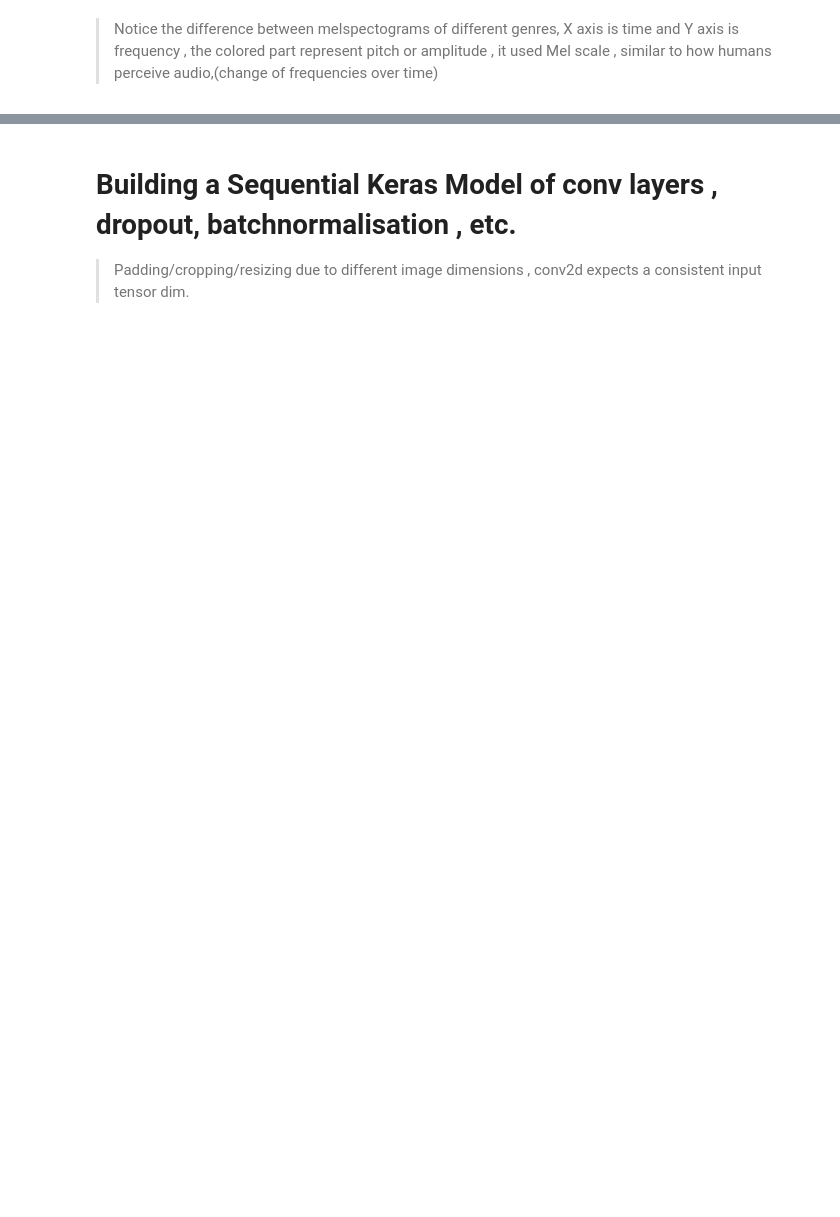
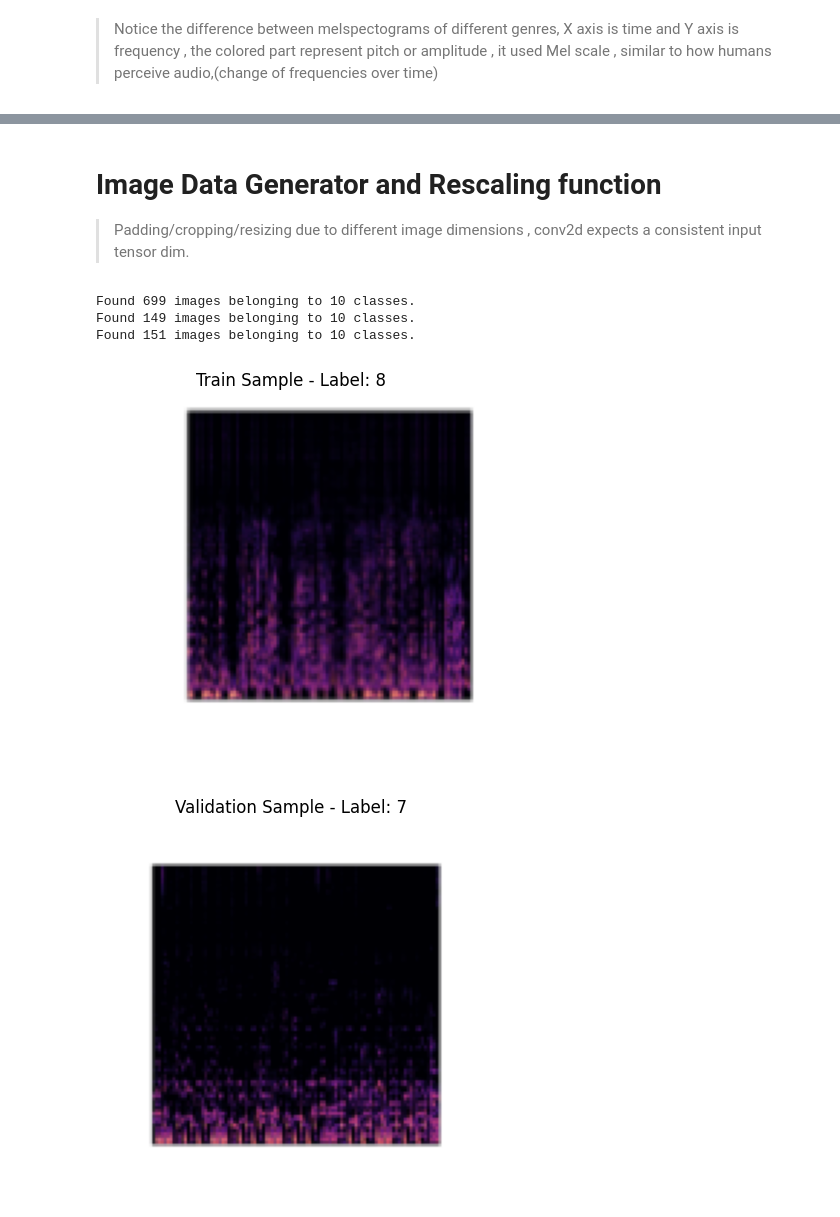
Before and after one commit to harshitdhar9/Music_Genre_Classification, a Jupyter notebook: ai-models/gtzan-classification.ipynb, the cells around one changed output, grey strips where cells are left out. Cells and saved outputs as stored; diff of their text form; code cells hidden in the pictures; blank space fills up the shorter version.

Commit message:
Models uploaded

```diff
--- a/ai-models/gtzan-classification.ipynb
+++ b/ai-models/gtzan-classification.ipynb
@@ -148,3 +182,3 @@ print("Dataset split completed!")
 # %% [markdown]
-# Building a Sequential Keras Model of conv layers , dropout, batchnormalisation , etc.
+# Image Data Generator and Rescaling function
 > Padding/cropping/resizing due to different image dimensions , conv2d expects a consistent input tensor dim.
@@ -150,0 +187,68 @@ print("Dataset split completed!")
+# %%
+IMAGE_SIZE = (128,128)
+BATCH_SIZE = 32
+
+train_datagen = ImageDataGenerator(
+    rescale=1./255,
+    width_shift_range=0.1,
+    height_shift_range=0.1,
+    zoom_range=0.1,
+)
+
+val_test_datagen = ImageDataGenerator(rescale=1./255)
+# %%
+train_generator = train_datagen.flow_from_directory(
+    '/kaggle/working/train',
+    target_size=IMAGE_SIZE,
+    batch_size=BATCH_SIZE,
+    color_mode='rgb',
+    interpolation='bilinear',
+    class_mode='categorical'
+)
+
+val_generator = val_test_datagen.flow_from_directory(
+    '/kaggle/working/val',
+    target_size=IMAGE_SIZE,
+    batch_size=BATCH_SIZE,
+    color_mode='rgb',
+    interpolation='bilinear',
+    class_mode='categorical'
+)
+
+test_generator = val_test_datagen.flow_from_directory(
+    '/kaggle/working/test',
+    target_size=IMAGE_SIZE,
+    batch_size=BATCH_SIZE,
+    color_mode='rgb',
+    interpolation='bilinear',
+    class_mode='categorical',
+    shuffle=False
+)
+# %% [output]
+Found 699 images belonging to 10 classes.
+Found 149 images belonging to 10 classes.
+Found 151 images belonging to 10 classes.
+# %%
+train_batch = next(train_generator)
+val_batch = next(val_generator)
+test_batch = next(test_generator)
+
+def show_image(img, label, title=""):
+    plt.imshow(img)
+    plt.title(f"{title} - Label: {label}")
+    plt.axis('off')
+    plt.show()
+
+def denormalize(img):
+    return np.clip(img * 255, 0, 255).astype('uint8')
+
+"""
+train_batch[0][0] gets the first image in that batch,np argmax gets class index
+"""
+
+show_image(denormalize(train_batch[0][0]), np.argmax(train_batch[1][0]), title="Train Sample")
+show_image(denormalize(val_batch[0][0]), np.argmax(val_batch[1][0]), title="Validation Sample")
+show_image(denormalize(test_batch[0][0]), np.argmax(test_batch[1][0]), title="Test Sample")
+# %% [output]
+[figure, added]
+[figure, added]
```
Also changed, not shown: parts of 23 cells of this notebook, 1 other file.
